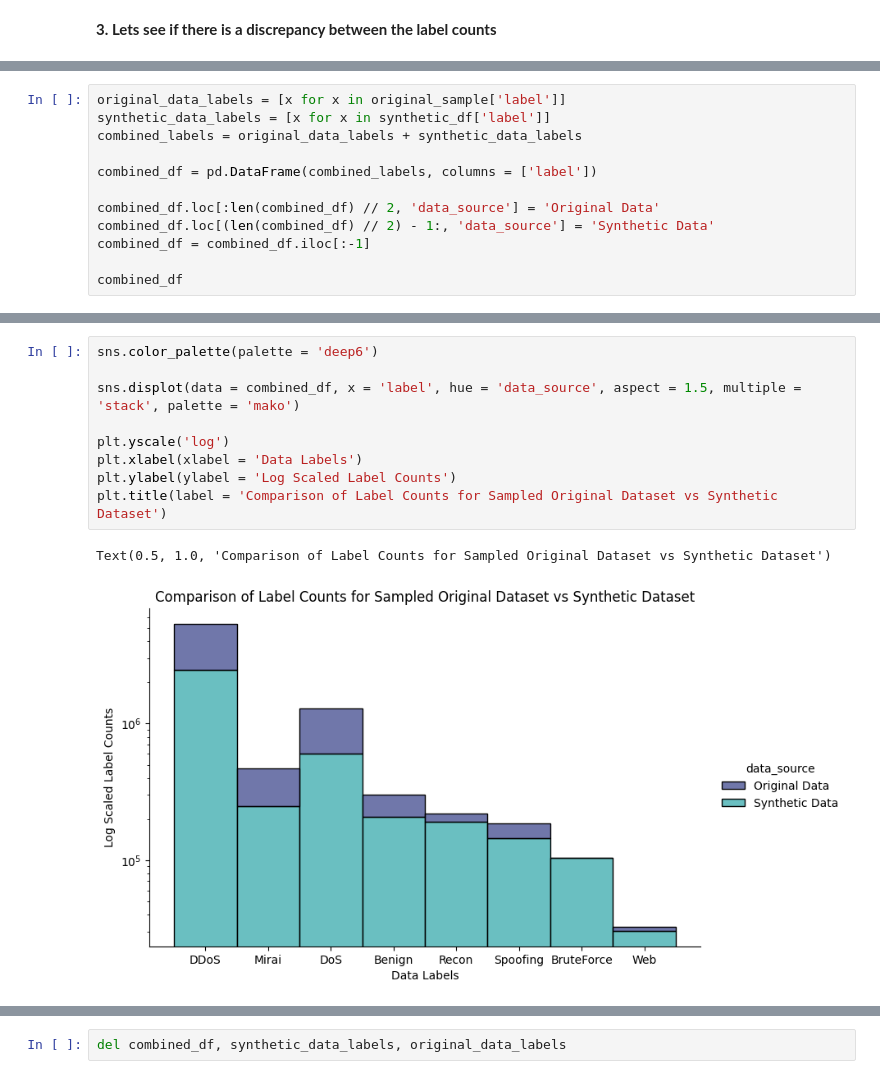
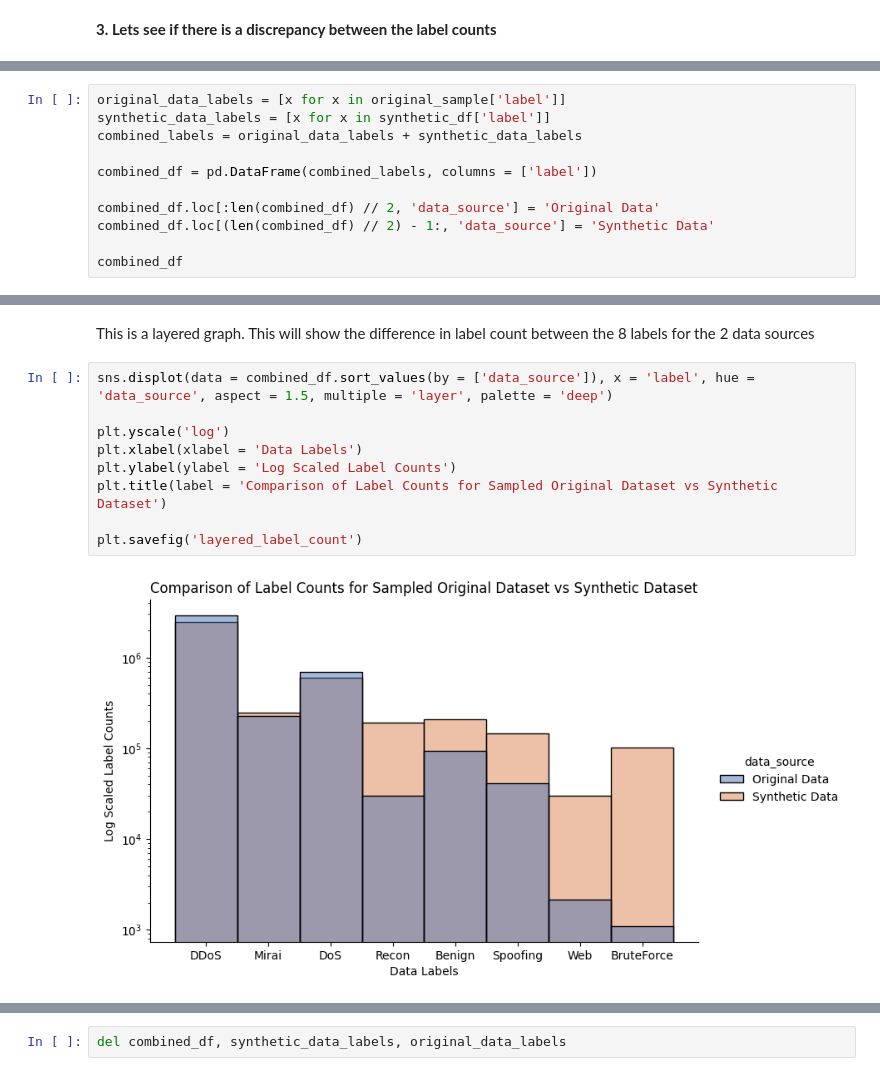
Before and after one commit to ingmarfjolla/IOTAttackDetectionML_CSC522, a Jupyter notebook: data_breakdown/data_distributions.ipynb, the cells around one changed output, grey strips where cells are left out. Cells and saved outputs as stored; diff of their text form.

Commit message:
Updated visuals for label count graphs (#10)
* New visual

* Updated visuals for label count

```diff
--- a/data_breakdown/data_distributions.ipynb
+++ b/data_breakdown/data_distributions.ipynb
@@ -170,7 +172,6 @@ combined_df = pd.DataFrame(combined_labels, columns = ['label'])
 
 combined_df.loc[:len(combined_df) // 2, 'data_source'] = 'Original Data'
 combined_df.loc[(len(combined_df) // 2) - 1:, 'data_source'] = 'Synthetic Data'
-combined_df = combined_df.iloc[:-1]
 
 combined_df
 # %% [output]
@@ -190,12 +191,13 @@ combined_df
+# %% [markdown]
+This is a layered graph. This will show the difference in label count between the 8 labels for the 2 data sources
 # %%
-sns.color_palette(palette = 'deep6')
-
-sns.displot(data = combined_df, x = 'label', hue = 'data_source', aspect = 1.5, multiple = 'stack', palette = 'mako')
+sns.displot(data = combined_df.sort_values(by = ['data_source']), x = 'label', hue = 'data_source', aspect = 1.5, multiple = 'layer', palette = 'deep')
 
 plt.yscale('log')
 plt.xlabel(xlabel = 'Data Labels')
 plt.ylabel(ylabel = 'Log Scaled Label Counts')
 plt.title(label = 'Comparison of Label Counts for Sampled Original Dataset vs Synthetic Dataset')
+
+plt.savefig('layered_label_count')
 # %% [output]
-Text(0.5, 1.0, 'Comparison of Label Counts for Sampled Original Dataset vs Synthetic Dataset')
-[figure, old version]
+[figure, new version]
```
Also changed, not shown: parts of 7 cells of this notebook, 2 other files.
